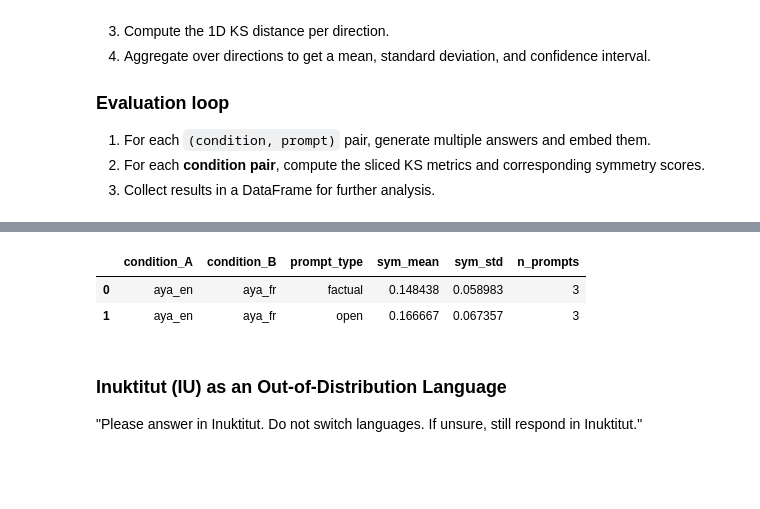
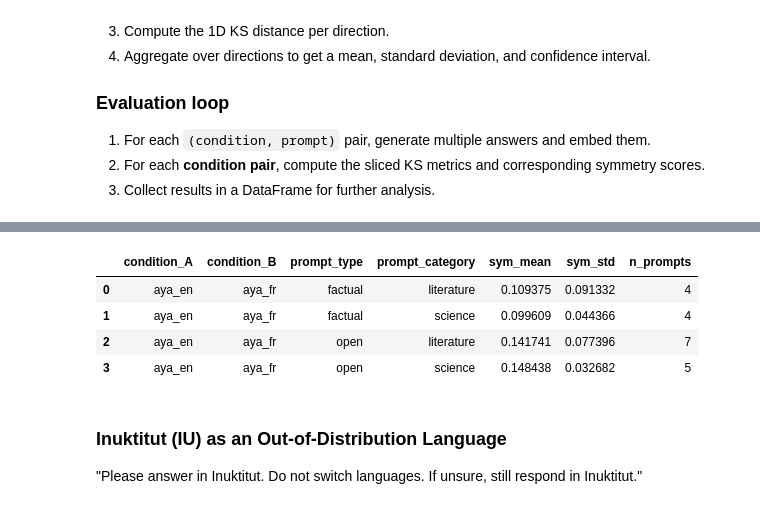
Before and after one commit to rdisipio/multilingual-llm-symmetry, a Jupyter notebook: cohere-multilingual-symmetry.ipynb, the cells around one changed output, grey strips where cells are left out. Drawn from its saved outputs; the diff is of its cells as text; code cells hidden in the pictures; blank space fills up the shorter version.

```diff
--- a/cohere-multilingual-symmetry.ipynb
+++ b/cohere-multilingual-symmetry.ipynb
@@ -180,9 +180,10 @@ from pathlib import Path
 import pandas as pd
 
 # User chooses which prompt file to run
-PROMPT_TYPE_DEFAULT = "factual"  # or "behavioral"
+# PROMPT_TYPE = "factual"  # or "open"
+PROMPT_TYPE = "all"
 
-PROMPTS_CSV_PATH = Path(f"data/prompts_en_fr_{PROMPT_TYPE_DEFAULT}.csv")
+PROMPTS_CSV_PATH = Path(f"data/prompts_en_fr_{PROMPT_TYPE}.csv")
 
 df_prompts = pd.read_csv(PROMPTS_CSV_PATH)
 
@@ -193,7 +194,7 @@ if missing:
     raise ValueError(f"CSV is missing columns: {missing}. Found: {list(df_prompts.columns)}")
 
 PROMPTS = [
-    {"id": row["id"], "type": PROMPT_TYPE_DEFAULT, "en": row["en"], "fr": row["fr"]}
+    {"id": row["id"], "category": row['category'], "type": row['type'], "en": row["en"], "fr": row["fr"]}
     for _, row in df_prompts.iterrows()
 ]
 
@@ -204,3 +206,20 @@ len(PROMPTS), PROMPTS[0]
   'type': 'factual',
   'en': 'What causes the seasons to change?',
   'fr': 'Qu’est-ce qui provoque le changement des saisons ?'})
+# %%
+SELECTED_CATEGORIES = ["science", "literature"]
+n_max = 20
+
+df_filtered = df_prompts[
+    df_prompts["category"].isin(SELECTED_CATEGORIES)
+]
+
+rng = np.random.RandomState(RANDOM_STATE)
+
+df_sampled = df_filtered.sample(
+    n=min(n_max, len(df_filtered)),
+    random_state=RANDOM_STATE,
+    replace=False
+)
+
+selected_prompts = df_sampled.to_dict(orient="records")
@@ -207,21 +239,18 @@ len(PROMPTS), PROMPTS[0]
 # %%
 from tqdm.auto import tqdm
 import pandas as pd
-
-from prompts import PROMPTS
 
 
 def build_condition_lookup(conditions: List[Dict]) -> Dict[str, Dict]:
     return {c["name"]: c for c in conditions}
 
-
-
 condition_lookup = build_condition_lookup(CONDITIONS)
 
 results = []
 
-for prompt in tqdm(PROMPTS, desc="Prompts"):
+for prompt in tqdm(selected_prompts, desc="Prompts"):
     prompt_id = prompt["id"]
+    prompt_category = prompt.get("category", "unknown")
     prompt_type = prompt.get("type", "unknown")
 
     # Build prompts dict from available languages
@@ -258,6 +287,7 @@ for prompt in tqdm(PROMPTS, desc="Prompts"):
         results.append(
             {
                 "prompt_id": prompt_id,
+                "prompt_category": prompt_category,
                 "prompt_type": prompt_type,
                 "condition_A": cond_a,
                 "condition_B": cond_b,
@@ -275,4 +305,3 @@ for prompt in tqdm(PROMPTS, desc="Prompts"):
         )
 
 results_df = pd.DataFrame(results)
-results_df
@@ -287,21 +328,23 @@ results_df
 # %%
 # Aggregate by condition pair and prompt type
 agg = (
     results_df
-    .groupby(["condition_A", "condition_B", "prompt_type"])
+    .groupby(["condition_A", "condition_B", "prompt_type", "prompt_category"])
     .agg(
         sym_mean=("sym_mean", "mean"),
         sym_std=("sym_mean", "std"),
         n_prompts=("prompt_id", "nunique"),
     )
     .reset_index()
 )
 
 agg
 # %% [output]
-|  | condition_A | condition_B | prompt_type | sym_mean | sym_std | n_prompts |
-| 0 | aya_en | aya_fr | factual | 0.148438 | 0.058983 | 3 |
-| 1 | aya_en | aya_fr | open | 0.166667 | 0.067357 | 3 |
+|  | condition_A | condition_B | prompt_type | prompt_category | sym_mean | sym_std | n_prompts |
+| 0 | aya_en | aya_fr | factual | literature | 0.109375 | 0.091332 | 4 |
+| 1 | aya_en | aya_fr | factual | science | 0.099609 | 0.044366 | 4 |
+| 2 | aya_en | aya_fr | open | literature | 0.141741 | 0.077396 | 7 |
+| 3 | aya_en | aya_fr | open | science | 0.148438 | 0.032682 | 5 |
 # %% [markdown]
 ### Inuktitut (IU) as an Out-of-Distribution Language
 
```
Also changed, not shown: parts of 4 cells of this notebook.
